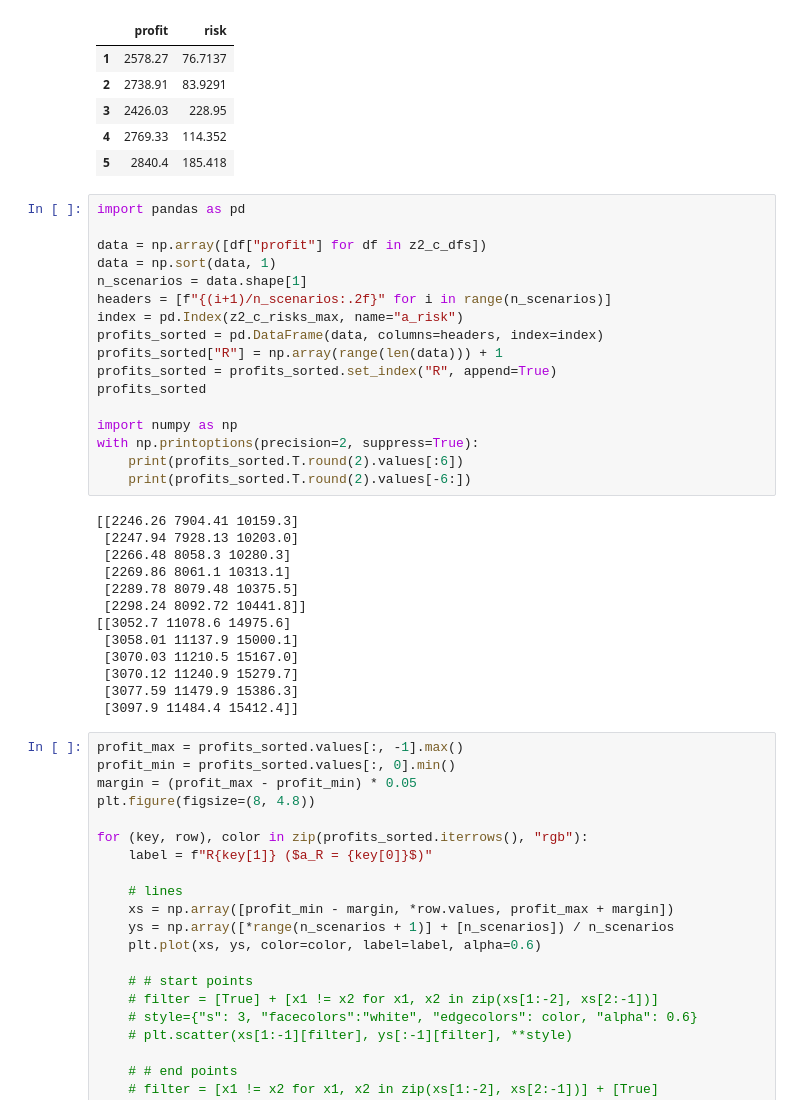
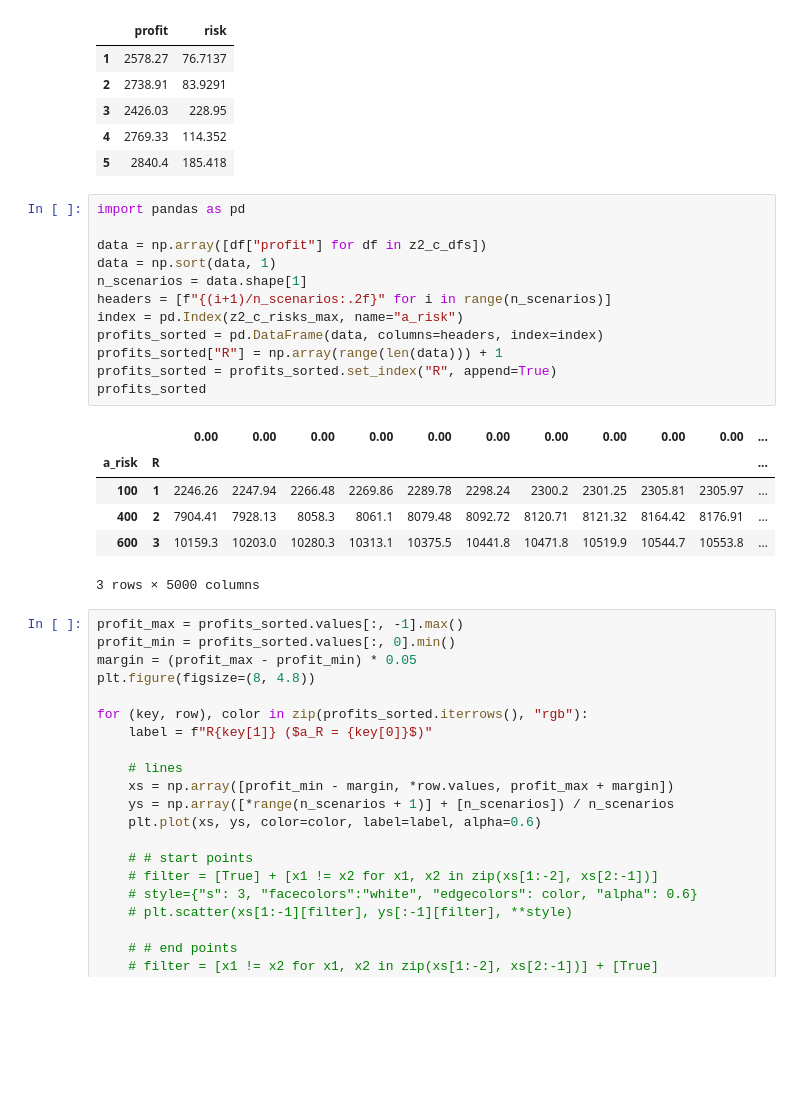
Before and after one commit to jostrzol/wdwr, a Jupyter notebook: src/z2.ipynb, the cells around one changed output. Cells and saved outputs as stored; diff of their text form; blank space fills up the shorter version.

```diff
--- a/src/z2.ipynb
+++ b/src/z2.ipynb
@@ -62,33 +62,22 @@ Name: in_a_risk, dtype: int64
 # %%
 import pandas as pd
 
 data = np.array([df["profit"] for df in z2_c_dfs])
 data = np.sort(data, 1)
 n_scenarios = data.shape[1]
 headers = [f"{(i+1)/n_scenarios:.2f}" for i in range(n_scenarios)]
 index = pd.Index(z2_c_risks_max, name="a_risk")
 profits_sorted = pd.DataFrame(data, columns=headers, index=index)
 profits_sorted["R"] = np.array(range(len(data))) + 1
 profits_sorted = profits_sorted.set_index("R", append=True)
 profits_sorted
-
-import numpy as np
-with np.printoptions(precision=2, suppress=True):
-    print(profits_sorted.T.round(2).values[:6])
-    print(profits_sorted.T.round(2).values[-6:])
 # %% [output]
+|  |  | 0.00 | 0.00 | 0.00 | 0.00 | 0.00 | 0.00 | 0.00 | 0.00 | 0.00 | 0.00 | ... |
+| a_risk | R |  |  |  |  |  |  |  |  |  |  | ... |
+| 100 | 1 | 2246.26 | 2247.94 | 2266.48 | 2269.86 | 2289.78 | 2298.24 | 2300.2 | 2301.25 | 2305.81 | 2305.97 | ... |
+| 400 | 2 | 7904.41 | 7928.13 | 8058.3 | 8061.1 | 8079.48 | 8092.72 | 8120.71 | 8121.32 | 8164.42 | 8176.91 | ... |
+| 600 | 3 | 10159.3 | 10203.0 | 10280.3 | 10313.1 | 10375.5 | 10441.8 | 10471.8 | 10519.9 | 10544.7 | 10553.8 | ... |
-[[2246.26 7904.41 10159.3]
- [2247.94 7928.13 10203.0]
- [2266.48 8058.3 10280.3]
- [2269.86 8061.1 10313.1]
- [2289.78 8079.48 10375.5]
- [2298.24 8092.72 10441.8]]
-[[3052.7 11078.6 14975.6]
- [3058.01 11137.9 15000.1]
- [3070.03 11210.5 15167.0]
- [3070.12 11240.9 15279.7]
- [3077.59 11479.9 15386.3]
- [3097.9 11484.4 15412.4]]
+3 rows × 5000 columns
 # %%
 profit_max = profits_sorted.values[:, -1].max()
 profit_min = profits_sorted.values[:, 0].min()
```
Also changed, not shown: 2 other files.
